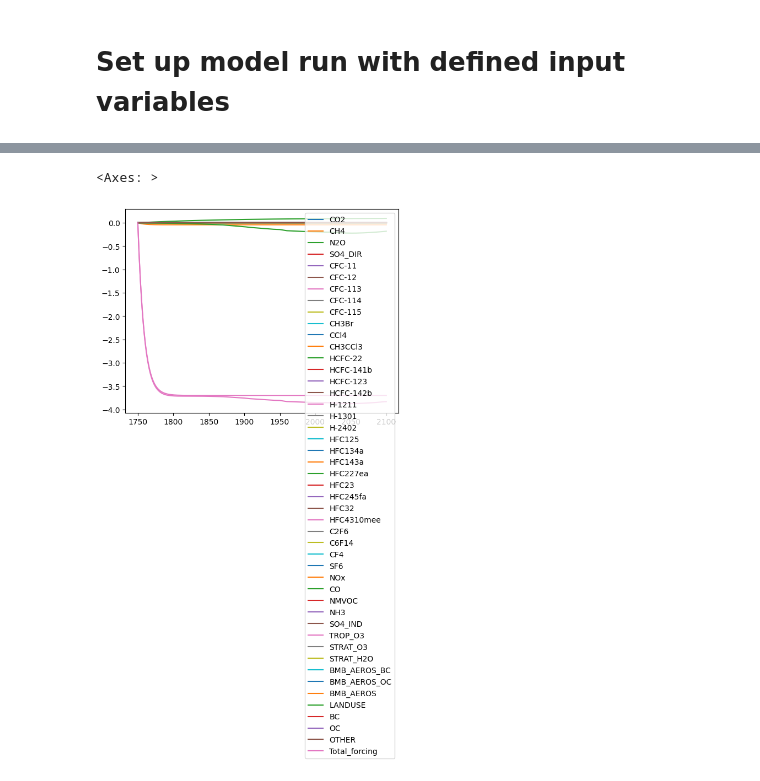
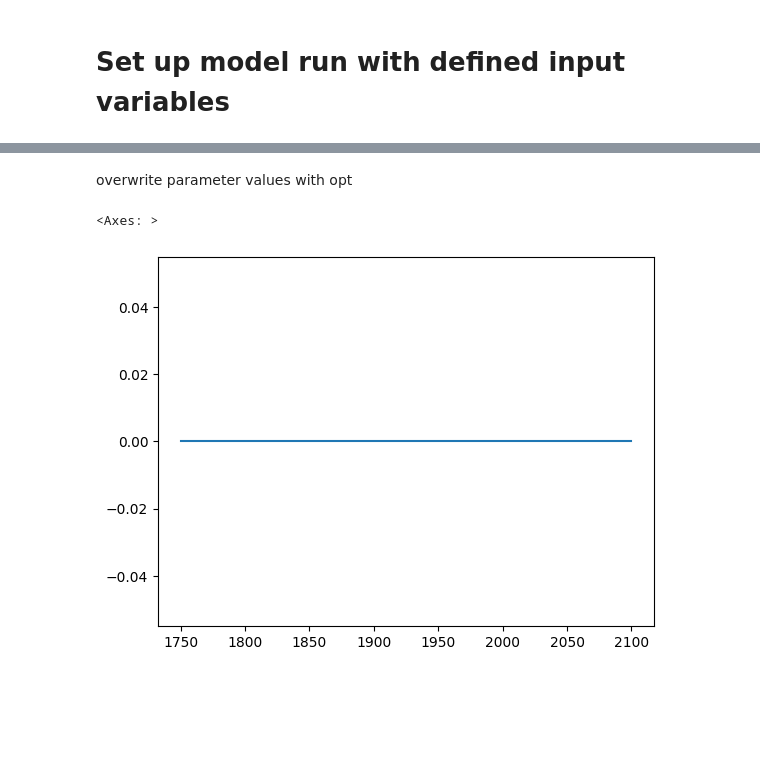
Before and after one commit to ciceroOslo/ciceroscm, a Jupyter notebook: notebooks/calibration pipeline/6 - run flat10.ipynb, the cells around one changed output, grey strips where cells are left out. Cells and saved outputs as stored; diff of their text form; code cells hidden in the pictures; blank space fills up the shorter version.

```diff
--- a/notebooks/calibration pipeline/6 - run flat10.ipynb
+++ b/notebooks/calibration pipeline/6 - run flat10.ipynb
@@ -141 +212,5 @@ scendata={
         }
+# %%
+
+scendata_zec=scendata.copy()
+scendata_zec["emissions_data"]=emi_input_zec
@@ -172,3 +242,3 @@ scendata={
 # %%
-testconfig.ordering
+testconfig = _ConfigDistro( )
 # %% [output]
@@ -228,12 +260,0 @@ def get_results(cfg):
-# %%
-def run_parallel(cfgs,nworkers=4):
-    results=len(cfgs)*[None]
-    with ProcessPoolExecutor(nworkers) as exe:
-            # execute tasks concurrently and process results in order
-            pres=list(tqdm(exe.map(get_results, cfgs)))
-            for result in pres:
-                # get the corresponding index of the config
-                ind=int(result[0]['Index'])
-                # put it in the right element of the results vector
-                results[ind]=result[1]
-    return results
@@ -244,3 +261,5 @@ dict_keys(['pamset_udm', 'pamset_emiconc', 'Index'])
+# %% [markdown]
+overwrite parameter values with opt
 # %%
 for j,c in enumerate(distrorun1.cfgs):
     for typ in ['pamset_udm','pamset_emiconc']:
@@ -255,5 +271,9 @@ results=run_parallel(distrorun1.cfgs,nworkers=100)
+# %%
+results=run_parallel(distrorun1.cfgs,nworkers=100,scn=scendata,outcc=False)
+results_cdr=run_parallel(distrorun1.cfgs,nworkers=100,scn=scendata_cdr,outcc=False)
+results_zec=run_parallel(distrorun1.cfgs,nworkers=100,scn=scendata_zec,outcc=False)
 # %%
-results[0]['forcing'].iloc[:,1:].plot()
+results_zec[0]['forcing']['TROP_O3'].plot()
 # %% [output]
 <Axes: >
-[figure, old version]
+[figure, new version]
```
Also changed, not shown: parts of 48 cells of this notebook, 1 other file.
